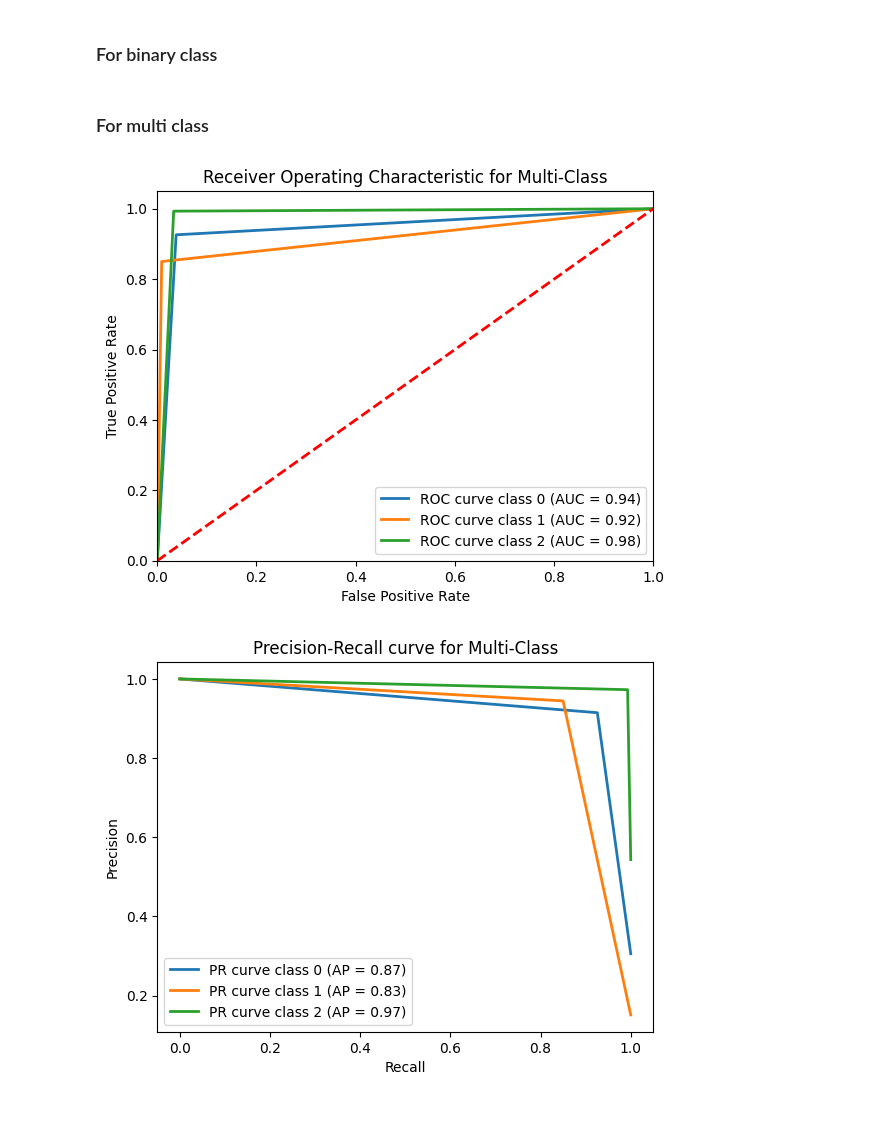
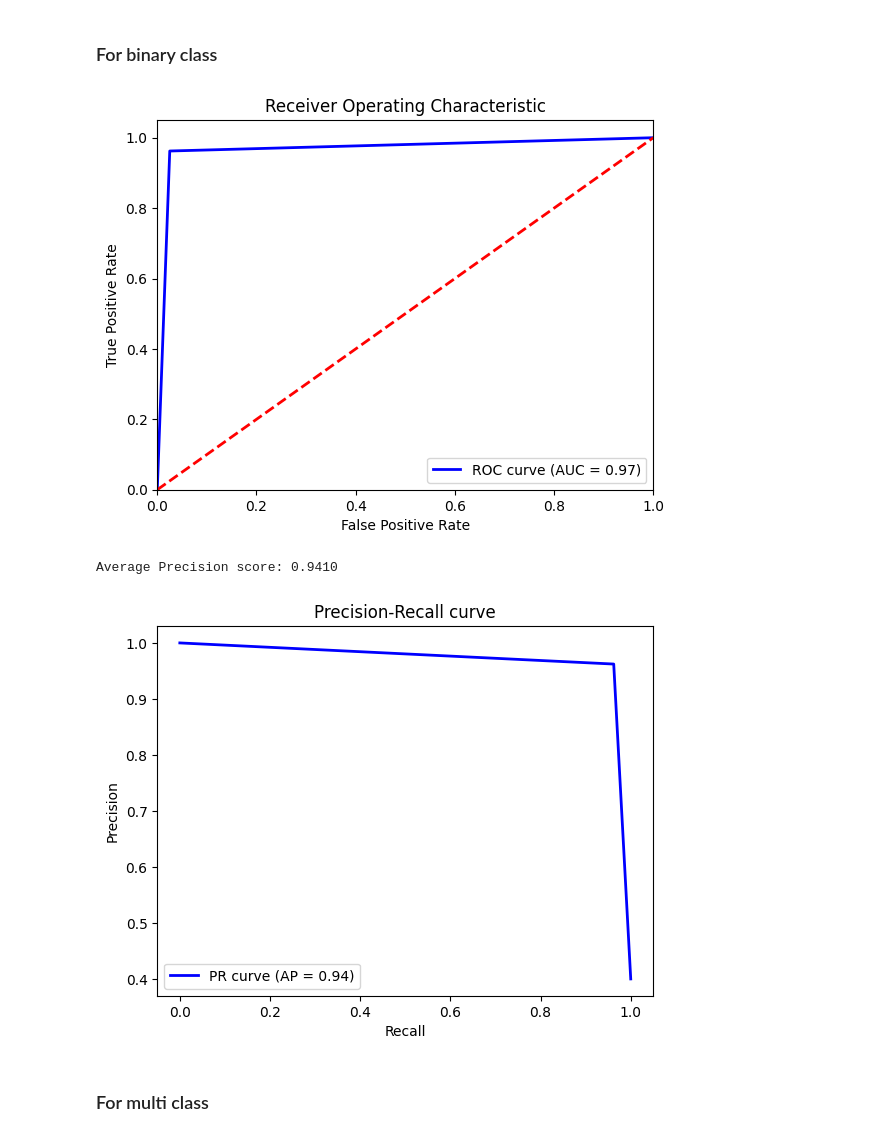
Before and after one commit to zrmor/inverse_problem, a Jupyter notebook: code/cnn_model.ipynb, the cells around one changed output. Saved outputs shown, nothing was run; the diff lists cells and outputs as text; code cells hidden in the pictures.

```diff
--- a/code/cnn_model.ipynb
+++ b/code/cnn_model.ipynb
@@ -351,44 +421,49 @@ plt.show()
 ### For binary class
 # %%
 # ROC Curves
-fpr, tpr, _ = roc_curve(y_true, y_pred)
+fpr, tpr, _ = roc_curve(y_test_true, y_test_pred)
 roc_auc = auc(fpr, tpr)
 
 plt.figure()
 plt.plot(fpr, tpr, color='blue', lw=2, label='ROC curve (AUC = %0.2f)' % roc_auc)
 plt.plot([0, 1], [0, 1], color='red', lw=2, linestyle='--')
 plt.xlim([0.0, 1.0])
 plt.ylim([0.0, 1.05])
 plt.xlabel('False Positive Rate')
 plt.ylabel('True Positive Rate')
 plt.title('Receiver Operating Characteristic')
 plt.legend(loc="lower right")
 # plt.savefig('../docs/nMF_roc.png')
 plt.savefig('../docs/k2means_roc.png')
 plt.show()
 
 # Precision-Recall Curve
-precision, recall, _ = precision_recall_curve(y_true, y_pred)
+precision, recall, _ = precision_recall_curve(y_test_true, y_test_pred)
 
-ap_score = average_precision_score(y_true, y_pred)
+ap_score = average_precision_score(y_test_true, y_test_pred)
 print(f"Average Precision score: {ap_score:.4f}")
 
 plt.figure()
 plt.plot(recall, precision, color='blue', lw=2, label='PR curve (AP = %0.2f)' % ap_score)
 plt.xlabel('Recall')
 plt.ylabel('Precision')
 plt.title('Precision-Recall curve')
 plt.legend(loc="lower left")
 # plt.savefig('../docs/nMF_pr.png')
 plt.savefig('../docs/k2means_pr.png')
 plt.show()
+# %% [output]
+[figure, added]
+Average Precision score: 0.9410
+[figure, added]
 # %% [markdown]
 ### For multi class
 # %%
 # ROC Curve
+
 # Binarize the output for multi-class ROC
-y_true_bin = label_binarize(y_true, classes=[0, 1, 2])
-y_pred_bin = label_binarize(y_pred, classes=[0, 1, 2])
+y_true_bin = label_binarize(y_test_true, classes=[0, 1, 2])
+y_pred_bin = label_binarize(y_test_pred, classes=[0, 1, 2])
 
 fpr = dict()
 tpr = dict()
@@ -410,6 +485,7 @@ plt.legend(loc="lower right")
 plt.savefig('../docs/k3means_roc.png')
 plt.show()
 
+
 # Precision-Recall Curve
 precision = dict()
 recall = dict()
@@ -425,6 +501,3 @@ plt.title('Precision-Recall curve for Multi-Class')
 plt.legend(loc="lower left")
 plt.savefig('../docs/k3means_pr.png')
 plt.show()
-# %% [output]
-[figure, removed]
-[figure, removed]
```
Also changed, not shown: parts of 9 cells of this notebook, 3 other files.
